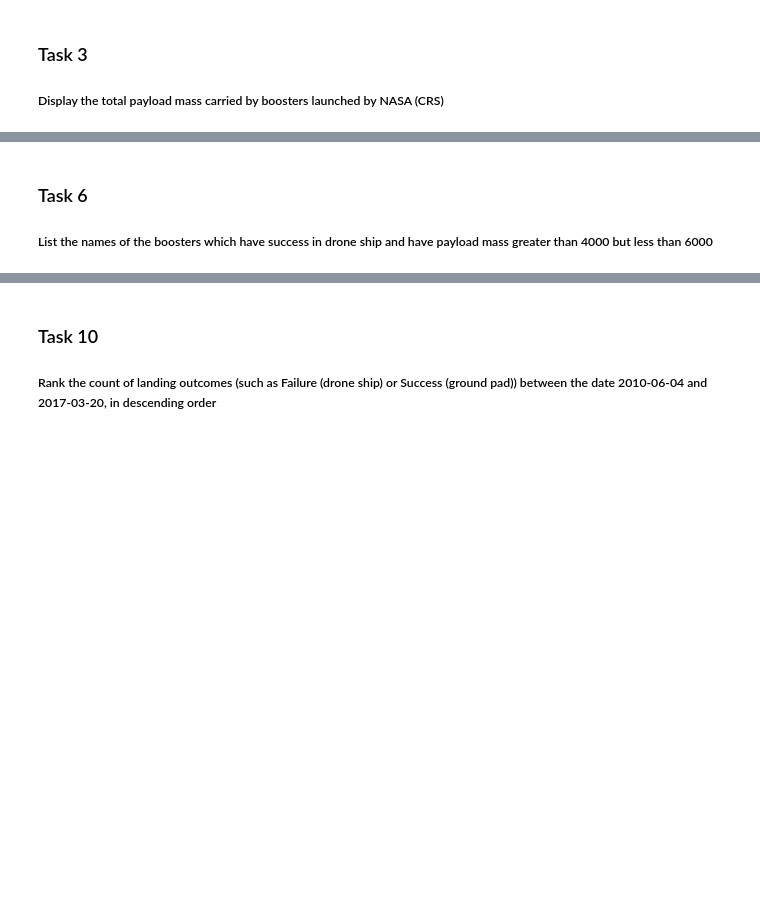
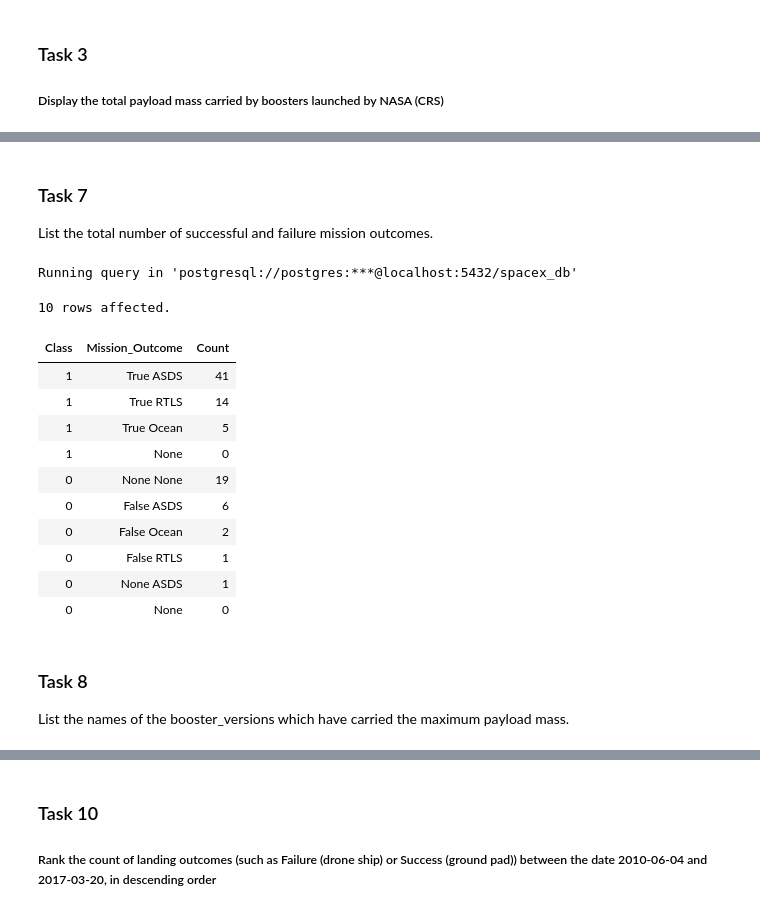
Before and after one commit to jgp-13/SpaceX_project, a Jupyter notebook: notebooks/Lab_4_SQL-coursera.ipynb, the cells around one changed output, grey strips where cells are left out. Saved outputs shown, nothing was run; the diff lists cells and outputs as text; code cells hidden in the pictures; blank space fills up the shorter version.

```diff
--- a/notebooks/Lab_4_SQL-coursera.ipynb
+++ b/notebooks/Lab_4_SQL-coursera.ipynb
@@ -153,0 +178,4 @@ Done.
+# %% [markdown]
+### Task 7
+
+List the total number of successful and failure mission outcomes.
@@ -154,4 +184,26 @@ Done.
+# %%
+%%sql
+    SELECT  "Class",
+            "Mission_Outcome",
+            count("Mission_Outcome") AS "Count"
+      FROM  spacex_table
+     GROUP  BY  "Class", "Mission_Outcome"
+     ORDER  BY "Class" DESC, "Count" DESC;
+# %% [output]
+Running query in 'postgresql://postgres:***@localhost:5432/spacex_db'
+10 rows affected.
+| Class | Mission_Outcome | Count |
+| 1 | True ASDS | 41 |
+| 1 | True RTLS | 14 |
+| 1 | True Ocean | 5 |
+| 1 | None | 0 |
+| 0 | None None | 19 |
+| 0 | False ASDS | 6 |
+| 0 | False Ocean | 2 |
+| 0 | False RTLS | 1 |
+| 0 | None ASDS | 1 |
+| 0 | None | 0 |
 # %% [markdown]
-### Task 6
+### Task 8
 
-##### List the names of the boosters which have success in drone ship and have payload mass greater than 4000 but less than 6000
+List the   names of the booster_versions which have carried the maximum payload mass.
```
Also changed, not shown: parts of 45 cells of this notebook, 2 other files.
